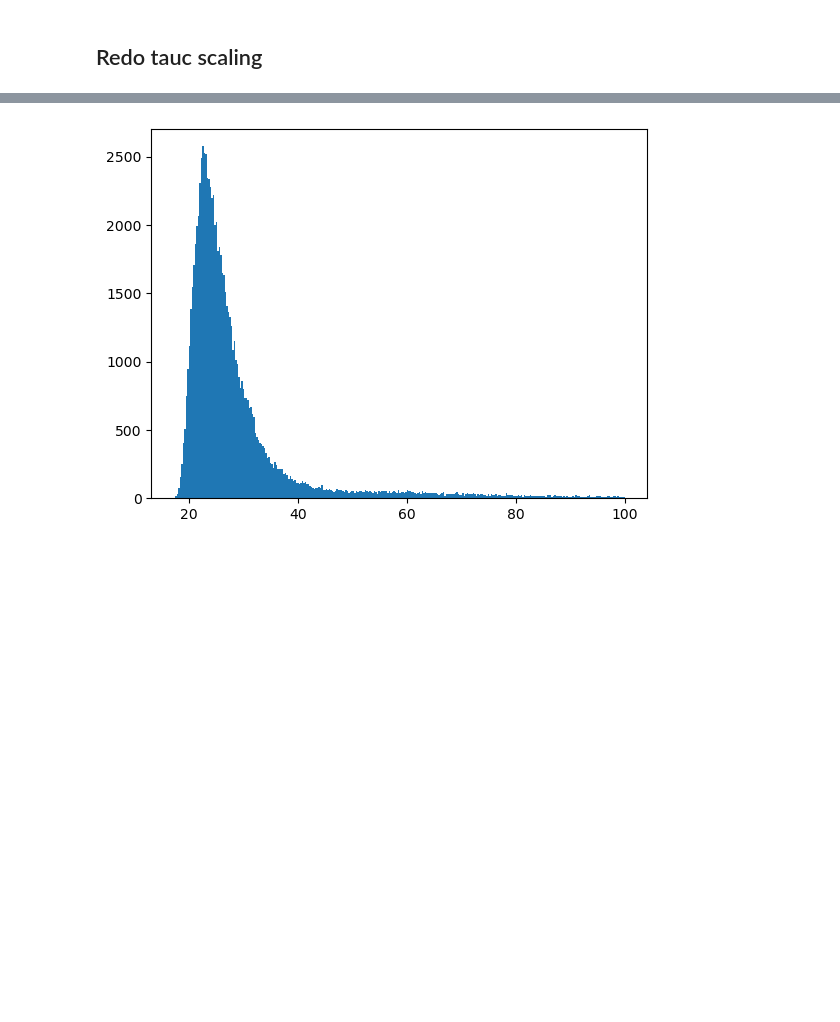
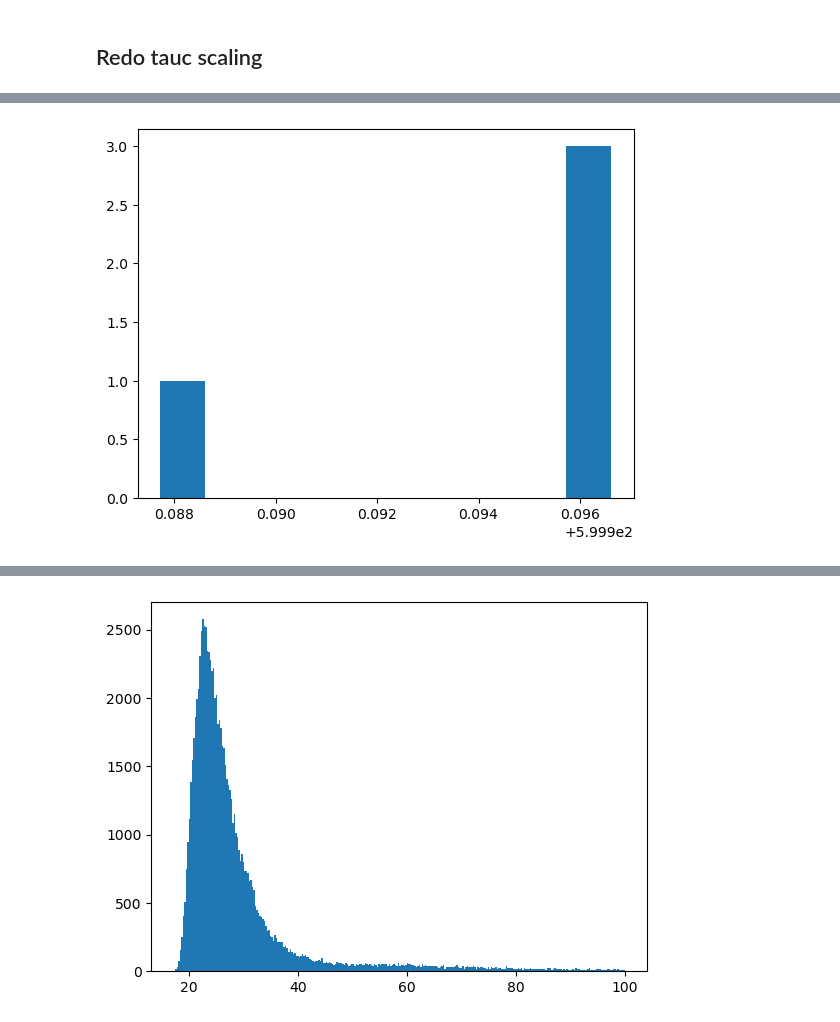
Before and after one commit to patricklawton/TecateCypress, a Jupyter notebook: sensitivity/viz.ipynb, the cells around one changed output, grey strips where cells are left out. Saved outputs shown, nothing was run; the diff lists cells and outputs as text; code cells hidden in the pictures; blank space fills up the shorter version.

```diff
--- a/sensitivity/viz.ipynb
+++ b/sensitivity/viz.ipynb
@@ -521,0 +605,4 @@ np.sum(tauc_slice) - C
+# %%
+plt.hist(agg_v);
+# %% [output]
+[figure, added]
```
Also changed, not shown: parts of 7 cells of this notebook.
